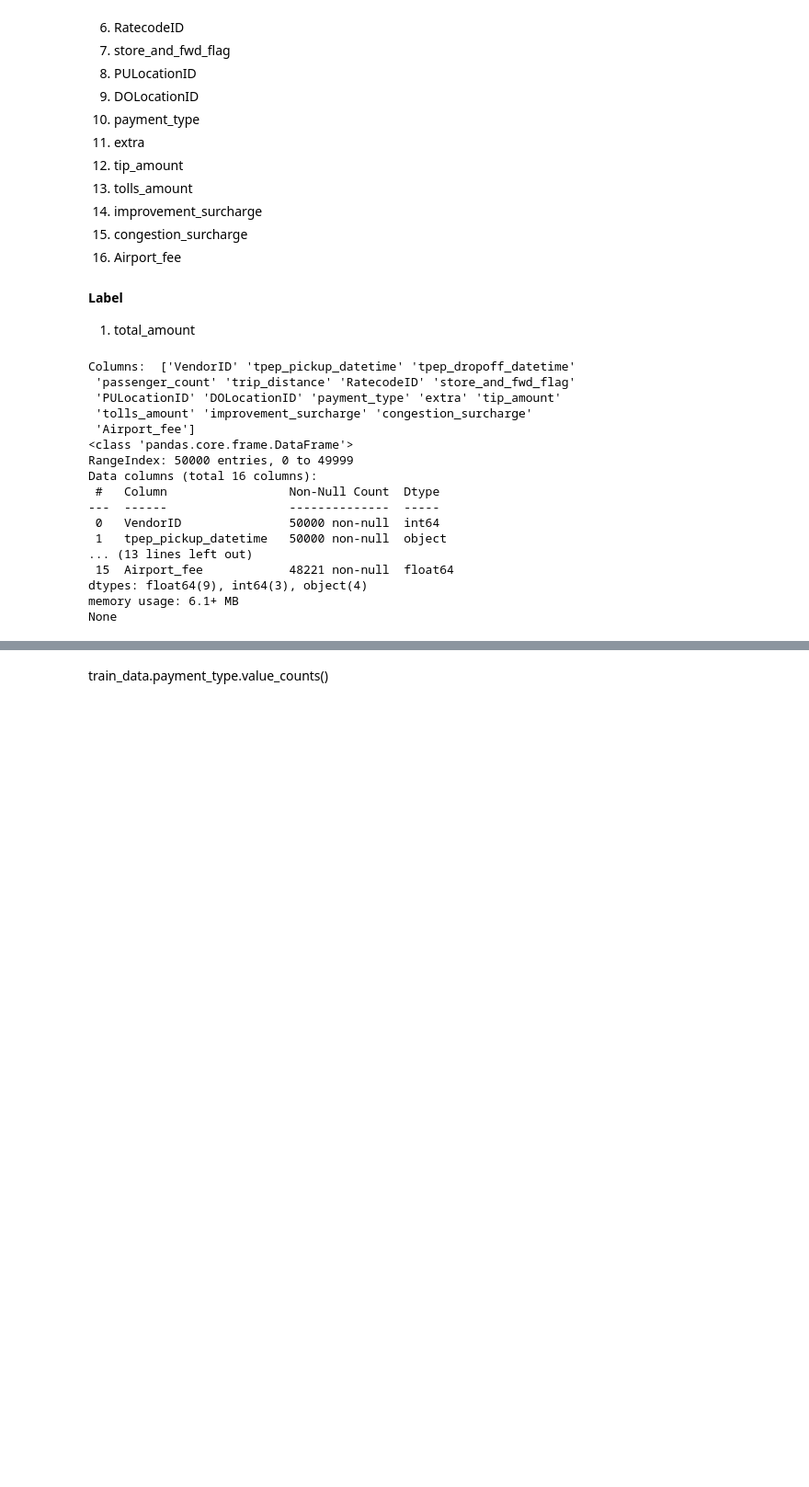
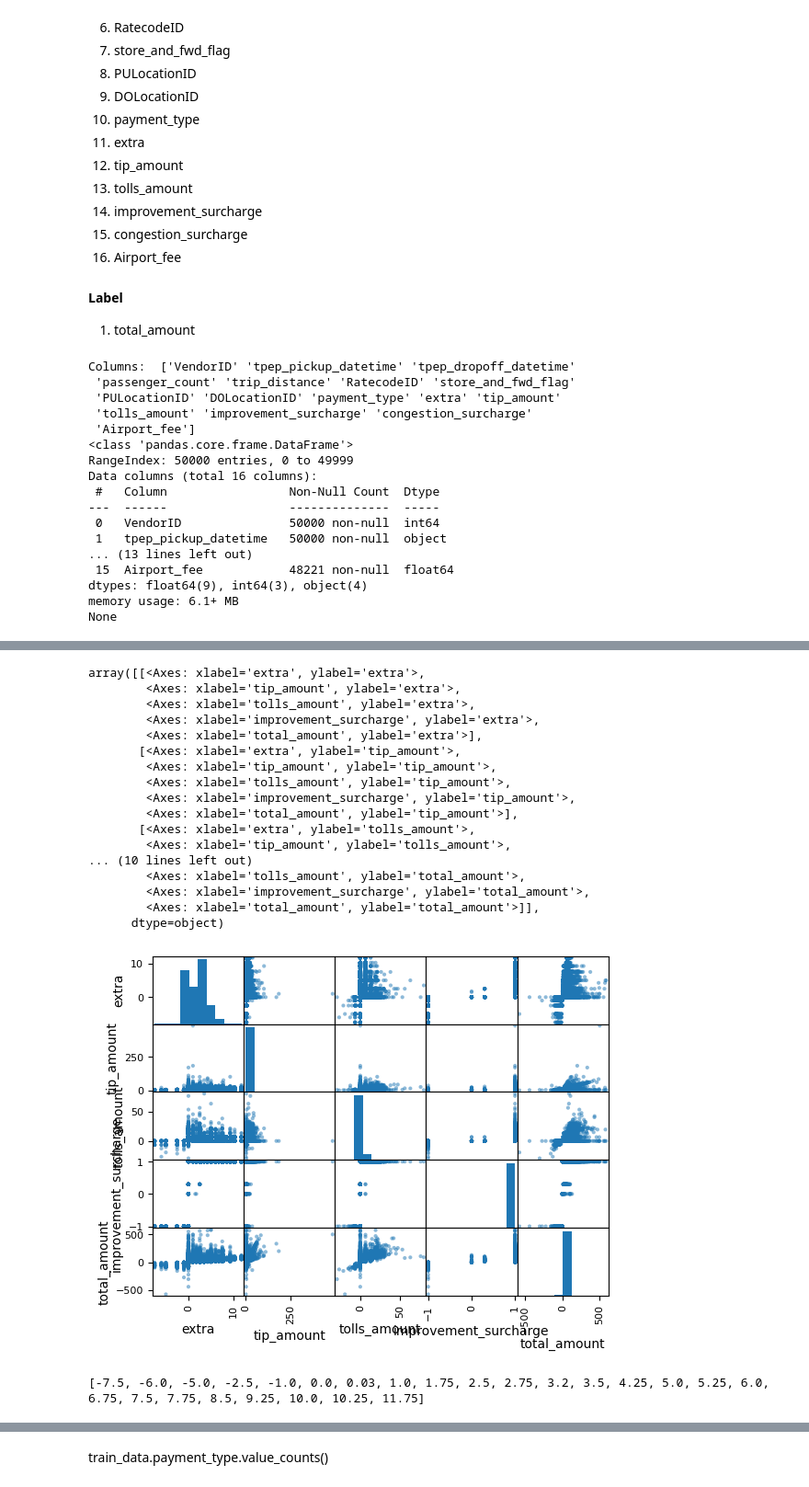
Before and after one commit to priyanshuJain-32/dataScienceExperiments, a Jupyter notebook: 22f2001329-notebook-t32023.ipynb, the cells around one changed output, grey strips where cells are left out. Shown at 92% size. Drawn from its saved outputs; the diff is of its cells as text; code cells hidden in the pictures; blank space fills up the shorter version.

```diff
--- a/22f2001329-notebook-t32023.ipynb
+++ b/22f2001329-notebook-t32023.ipynb
@@ -189,0 +345,29 @@ plt.boxplot(train_data['extra'])
+# %%
+attribute_list = ['extra','tip_amount','tolls_amount','improvement_surcharge','total_amount']
+scatter_matrix(train_data[attribute_list])
+# %% [output]
+array([[<Axes: xlabel='extra', ylabel='extra'>,
+        <Axes: xlabel='tip_amount', ylabel='extra'>,
+        <Axes: xlabel='tolls_amount', ylabel='extra'>,
+        <Axes: xlabel='improvement_surcharge', ylabel='extra'>,
+        <Axes: xlabel='total_amount', ylabel='extra'>],
+       [<Axes: xlabel='extra', ylabel='tip_amount'>,
+        <Axes: xlabel='tip_amount', ylabel='tip_amount'>,
+        <Axes: xlabel='tolls_amount', ylabel='tip_amount'>,
+        <Axes: xlabel='improvement_surcharge', ylabel='tip_amount'>,
+        <Axes: xlabel='total_amount', ylabel='tip_amount'>],
+       [<Axes: xlabel='extra', ylabel='tolls_amount'>,
+        <Axes: xlabel='tip_amount', ylabel='tolls_amount'>,
+... (10 lines left out)
+        <Axes: xlabel='tolls_amount', ylabel='total_amount'>,
+        <Axes: xlabel='improvement_surcharge', ylabel='total_amount'>,
+        <Axes: xlabel='total_amount', ylabel='total_amount'>]],
+      dtype=object)
+[figure, added]
+# %%
+print(sorted(test_data.extra.value_counts().index))
+
+# In case of extra charges they are absent in 51247 cases and present in the rest. In some cases even negative.
+# We can utilize this information and add new column defining posivite, absent or negative extra charges as the column.
+# %% [output]
+[-7.5, -6.0, -5.0, -2.5, -1.0, 0.0, 0.03, 1.0, 1.75, 2.5, 2.75, 3.2, 3.5, 4.25, 5.0, 5.25, 6.0, 6.75, 7.5, 7.75, 8.5, 9.25, 10.0, 10.25, 11.75]
```
Also changed, not shown: parts of 70 cells of this notebook.
